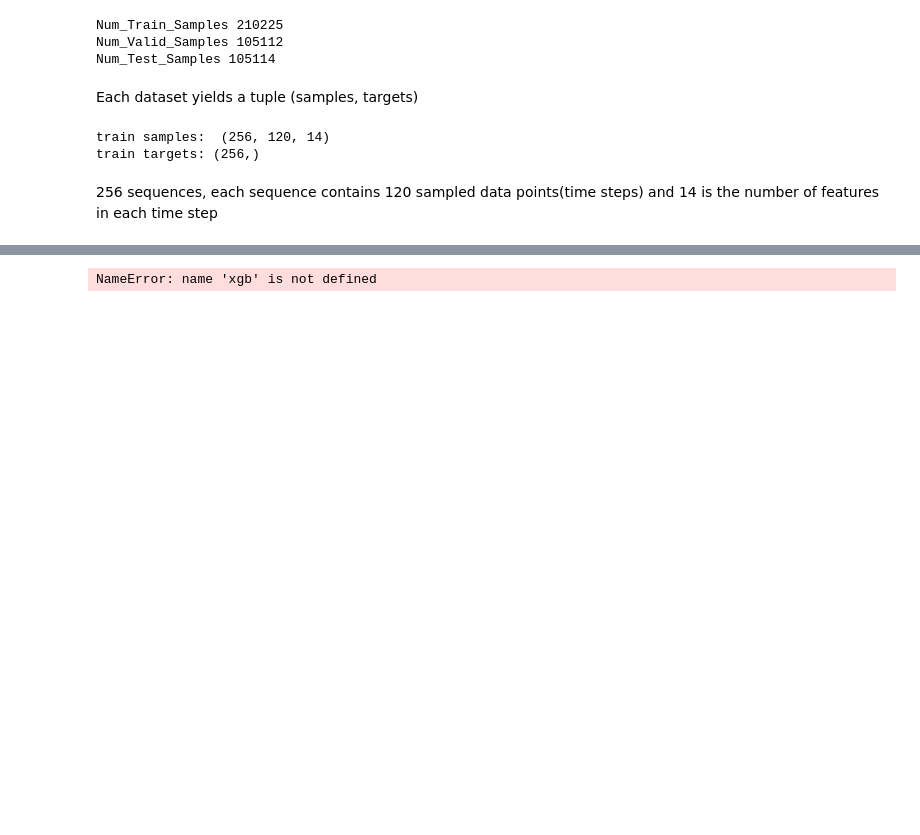
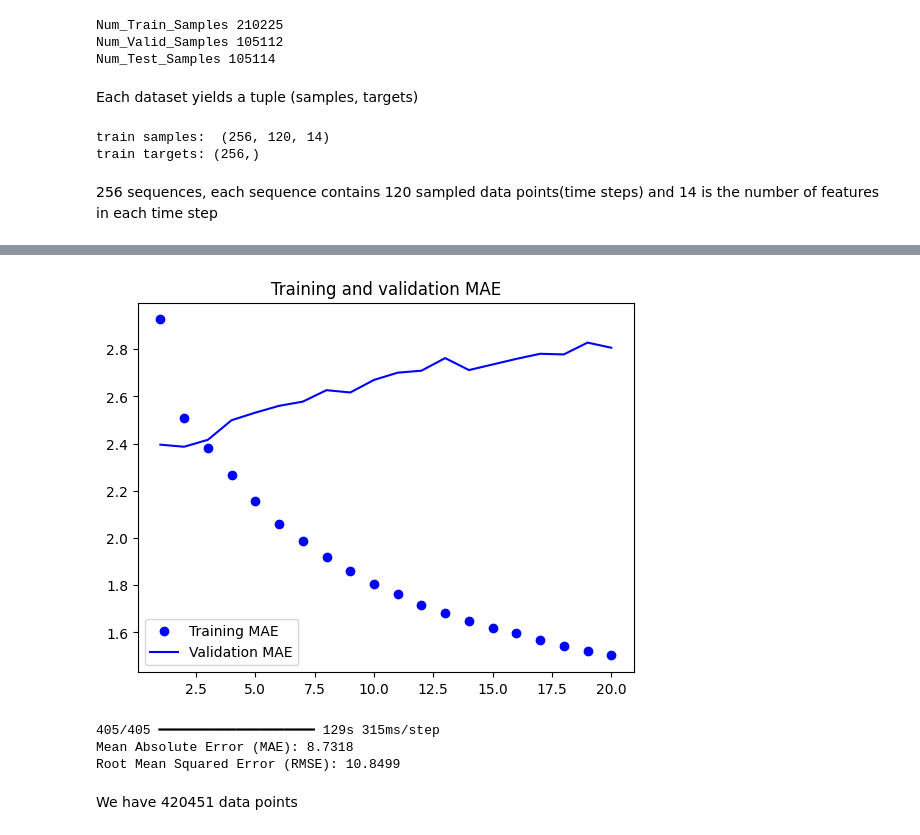
Before and after one commit to Carapet07/Data-Science-projects, a Jupyter notebook: Temperature_Forecasting(RNN).ipynb, the cells around one changed output, grey strips where cells are left out. Cells and saved outputs as stored; diff of their text form; code cells hidden in the pictures; blank space fills up the shorter version.

```diff
--- a/Temperature_Forecasting(RNN).ipynb
+++ b/Temperature_Forecasting(RNN).ipynb
@@ -178,8 +179,8 @@ train targets: (256,)
 256 sequences, each sequence contains 120 sampled data points(time steps) and 14 is the number of features in each time step
 # %%
 inputs = keras.Input(shape=(sequence_length, raw_data.shape[-1]))
-x = layers.Bidirectional(layers.LSTM(32, recurrent_dropout=0.5, return_sequences=True))(inputs)
-x = layers.Bidirectional(layers.LSTM(32, recurrent_dropout=0.5))(x)
+x = layers.Bidirectional(layers.LSTM(32, recurrent_dropout=0.3, return_sequences=True))(inputs)
+x = layers.Bidirectional(layers.LSTM(64, recurrent_dropout=0.3))(x)
 x = layers.Dropout(0.5)(x)
 outputs = layers.Dense(1)(x)
 model = keras.Model(inputs, outputs)
@@ -200,37 +216,27 @@ KeyboardInterrupt:
 # %%
 loss = history.history["mae"]
 val_loss = history.history["val_mae"]
 epochs = range(1, len(loss) + 1)
 plt.figure()
 plt.plot(epochs, loss, "bo", label="Training MAE")
 plt.plot(epochs, val_loss, "b", label="Validation MAE")
 plt.title("Training and validation MAE")
 plt.legend()
 plt.show()
+
+
+y_pred = model.predict(test_dataset)
+y_pred = y_pred.flatten()
+
+y_true = np.concatenate([y for x, y in test_dataset], axis=0)
+
+mae = mean_absolute_error(y_true, y_pred)
+rmse = np.sqrt(mean_squared_error(y_true, y_pred))
+
+print(f"Mean Absolute Error (MAE): {mae:.4f}")
+print(f"Root Mean Squared Error (RMSE): {rmse:.4f}")
+# %% [output]
+[figure, added]
+405/405 ━━━━━━━━━━━━━━━━━━━━ 129s 315ms/step
+Mean Absolute Error (MAE): 8.7318
+Root Mean Squared Error (RMSE): 10.8499
-# %%
-def dataset_to_numpy_generator(dataset):
-    for batch in dataset:
-        X_batch, y_batch = batch
-        yield X_batch.numpy().reshape(X_batch.shape[0], -1), y_batch.numpy()
-
-# Convert train, validation, and test datasets in chunks
-X_train_list, y_train_list = zip(*dataset_to_numpy_generator(train_dataset))
-X_val_list, y_val_list = zip(*dataset_to_numpy_generator(val_dataset))
-X_test_list, y_test_list = zip(*dataset_to_numpy_generator(test_dataset))
-
-# Stack to final array after processing smaller chunks
-X_train = np.vstack(X_train_list)
-y_train = np.concatenate(y_train_list)
-
-X_val = np.vstack(X_val_list)
-y_val = np.concatenate(y_val_list)
-
-X_test = np.vstack(X_test_list)
-y_test = np.concatenate(y_test_list)
-
-# Convert to DMatrix format
-dtrain = xgb.DMatrix(X_train, label=y_train)
-dval = xgb.DMatrix(X_val, label=y_val)
-dtest = xgb.DMatrix(X_test, label=y_test)
-# %% [output]
-NameError: name 'xgb' is not defined
@@ -239,0 +243,2 @@ reg.fit(train_dataset)
+# %% [markdown]
+We have 420451 data points
```
Also changed, not shown: parts of 9 cells of this notebook.
